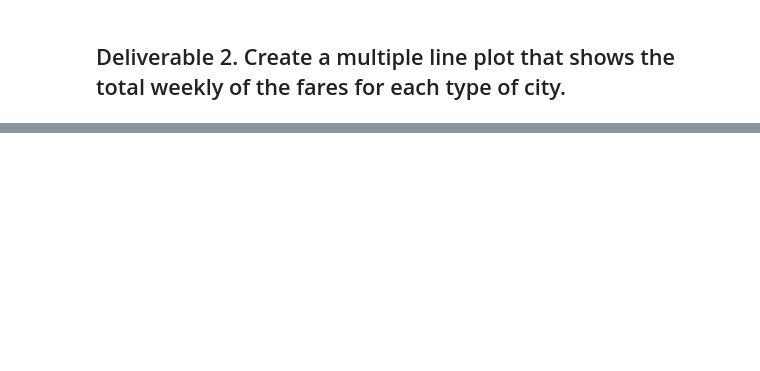
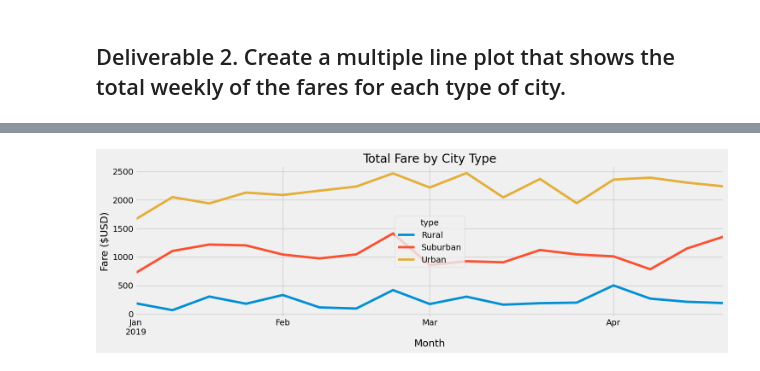
Before and after one commit to TeodorAnderson/Matplotlib-Rideshare-Analysis, a Jupyter notebook: Finished Pyber Code.ipynb, the cells around one changed output, grey strips where cells are left out. Cells and saved outputs as stored; diff of their text form; code cells hidden in the pictures; blank space fills up the shorter version.

```diff
--- a/Finished Pyber Code.ipynb
+++ b/Finished Pyber Code.ipynb
@@ -101,18 +257,20 @@ weeklyfaresdf
 # %%
 # 8. Using the object-oriented interface method, plot the resample DataFrame using the df.plot() function.
 
 # Import the style from Matplotlib.
 from matplotlib import style
 # Use the graph style fivethirtyeight.
 style.use('fivethirtyeight')
-weeklyfaresdf.plot()
-
+weeklyfaresdf.plot(figsize=(15, 5))
+plt.title("Total Fare by City Type")
 plt.ylabel("Fare ($USD)")
 plt.xlabel("Month")
 plt.grid(True)
-plt.legend(loc='center')
+plt.legend(loc='center', title = "type")
 plt.tight_layout()
 plt.show()
+# %% [output]
+[figure, added]
 # %%
 
 weeklyfaresdf.plot()
```
Also changed, not shown: parts of 17 cells of this notebook.
